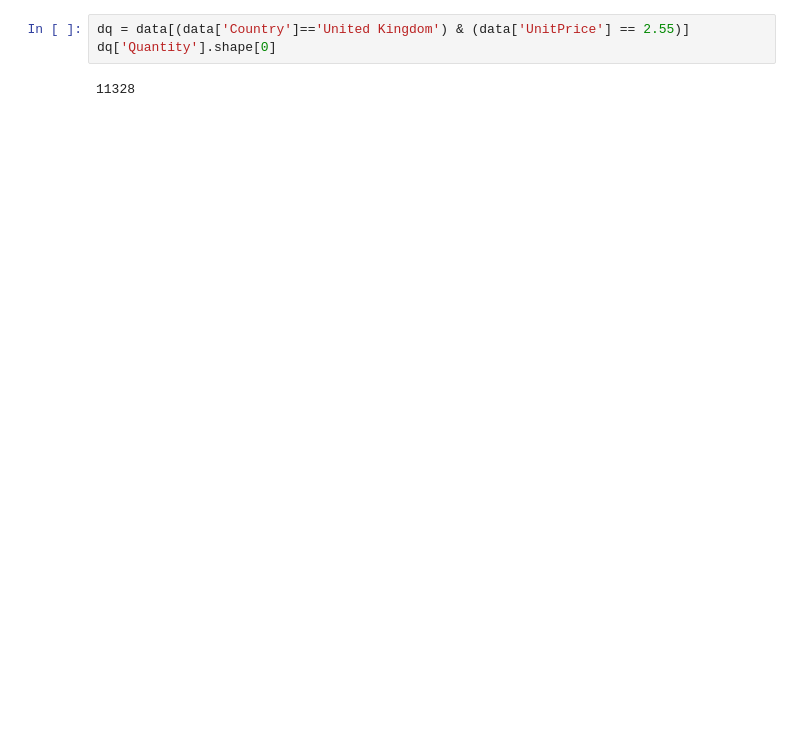
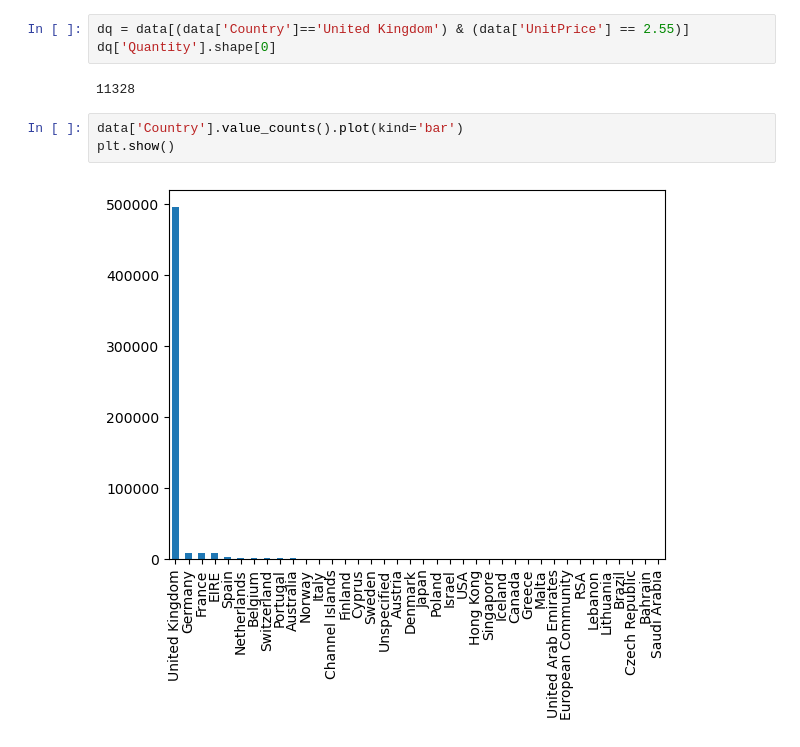
Before and after one commit to Abhilashg11/hustle_ML, a Jupyter notebook: EDA/e_commerece_EDA.ipynb, the cells around one changed output. Drawn from its saved outputs; the diff is of its cells as text; blank space fills up the shorter version.

```diff
--- a/EDA/e_commerece_EDA.ipynb
+++ b/EDA/e_commerece_EDA.ipynb
@@ -150,3 +150,8 @@ dq = data[(data['Country']=='United Kingdom') & (data['UnitPrice'] == 2.55)]
 dq['Quantity'].shape[0]
 # %% [output]
 11328
+# %%
+data['Country'].value_counts().plot(kind='bar')
+plt.show()
+# %% [output]
+[figure, added]
```
Also changed, not shown: parts of 3 cells of this notebook, 3 other files.
